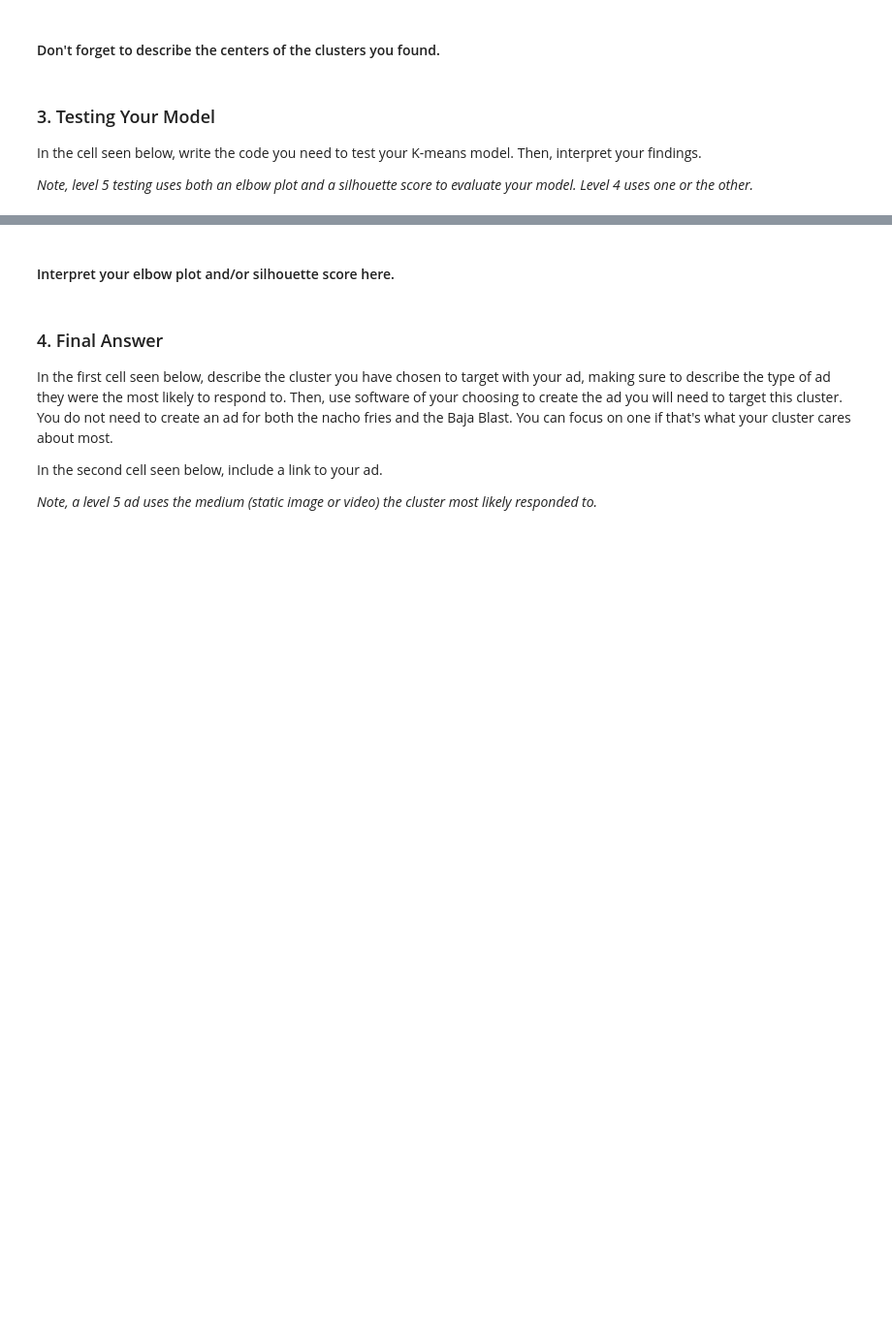
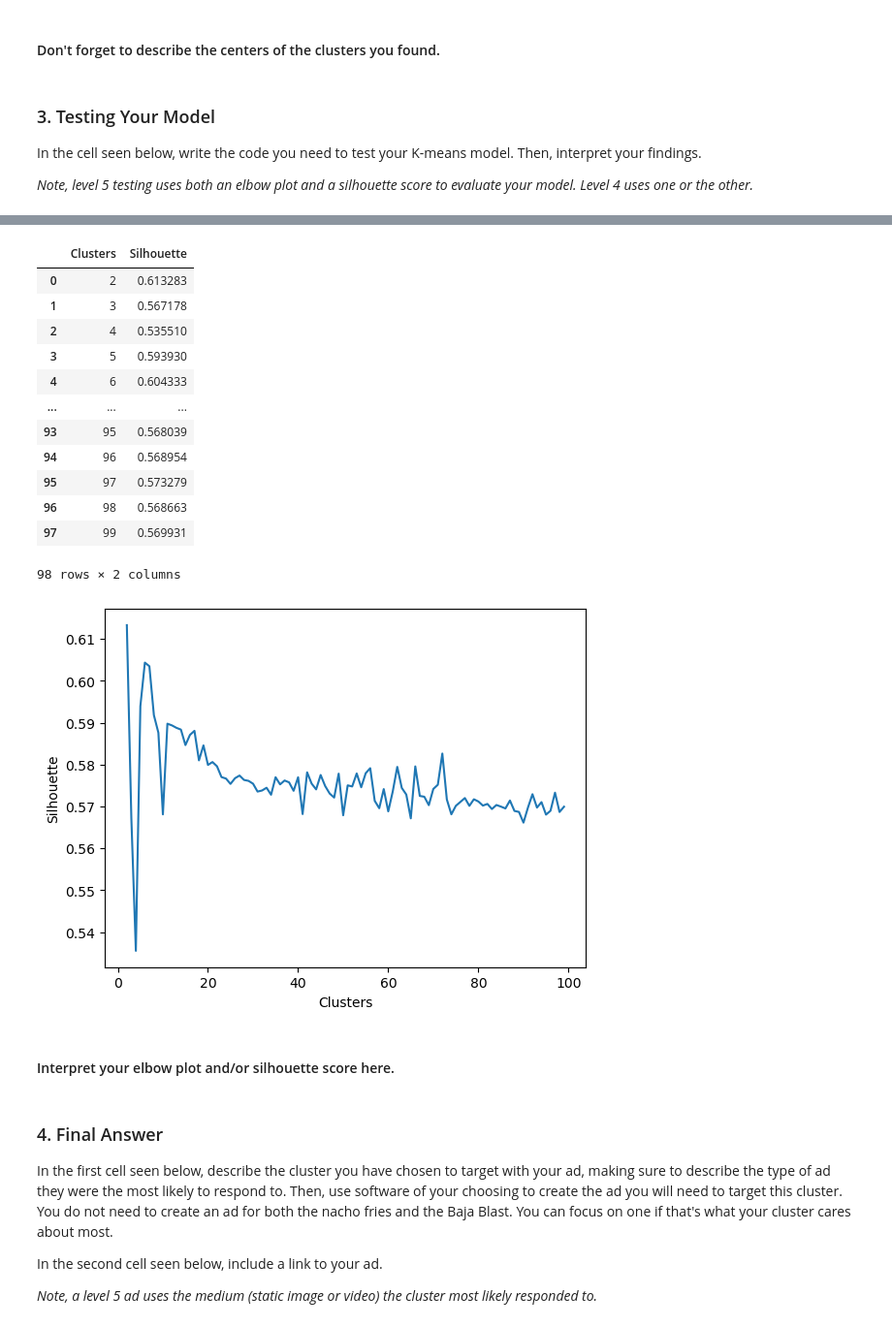
Before and after one commit to Google-Stein/Machine-Learning, a Jupyter notebook: Taco Bell/RFP_2_Template.ipynb, the cells around one changed output, grey strips where cells are left out. Shown at 97% size. Cells and saved outputs as stored; diff of their text form; code cells hidden in the pictures; blank space fills up the shorter version.

```diff
--- a/Taco Bell/RFP_2_Template.ipynb
+++ b/Taco Bell/RFP_2_Template.ipynb
@@ -105,3 +105,34 @@ In the cell seen below, write the code you need to test your K-means model. Then
+# %%
+plot = {
+    'Clusters': range(2, 100),
+    'Silhouette': []
+
+}
+
+for k in range(2, 100):
+    kmeans = KMeans(n_clusters=k, random_state=42)
+    labels  = kmeans.fit_predict(train_data)
+    plot['Silhouette'].append(silhouette_score(train_data, labels))
+
+plot = pd.DataFrame(plot)
+
+sns.lineplot(x='Clusters', y='Silhouette', data=plot)
+plot
+# %% [output]
+|  | Clusters | Silhouette |
+| 0 | 2 | 0.613283 |
+| 1 | 3 | 0.567178 |
+| 2 | 4 | 0.535510 |
+| 3 | 5 | 0.593930 |
+| 4 | 6 | 0.604333 |
+| ... | ... | ... |
+| 93 | 95 | 0.568039 |
+| 94 | 96 | 0.568954 |
+| 95 | 97 | 0.573279 |
+| 96 | 98 | 0.568663 |
+| 97 | 99 | 0.569931 |
+98 rows × 2 columns
+[figure, added]
 # %% [markdown]
 #### Interpret your elbow plot and/or silhouette score here.
 # %% [markdown]
```
Also changed, not shown: parts of 2 cells of this notebook.
